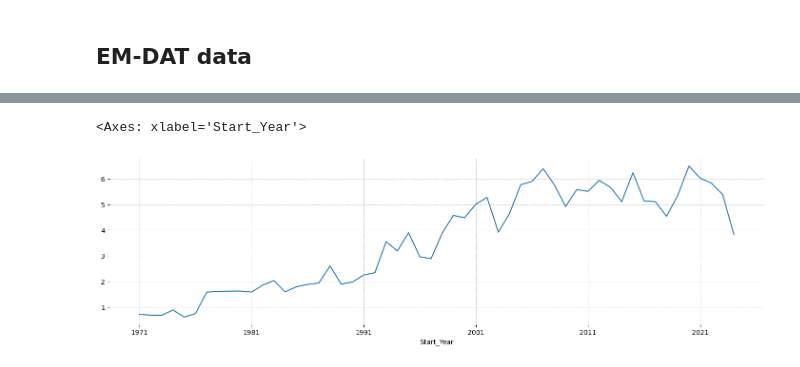
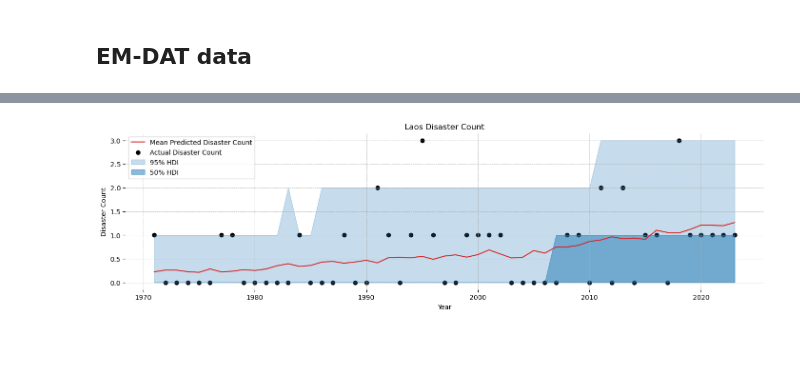
Before and after one commit to jessegrabowski/laos-climate-change, a Jupyter notebook: notebooks/42 Disaster Prob.ipynb, the cells around one changed output, grey strips where cells are left out. Saved outputs shown, nothing was run; the diff lists cells and outputs as text; code cells hidden in the pictures.

```diff
--- a/notebooks/42 Disaster Prob.ipynb
+++ b/notebooks/42 Disaster Prob.ipynb
@@ -225,2 +318,0 @@ df.plot.scatter(x='dis_count',y='preds')
-# %%
-df.set_index(['Start_Year'])['dis_count'].groupby('Start_Year',observed=True).mean().plot()
@@ -230,2 +318,0 @@ df.set_index(['Start_Year'])['dis_count'].groupby('Start_Year',observed=True).me
-# %%
-df.set_index(['Start_Year'])['preds'].groupby('Start_Year',observed=True).mean().plot()
@@ -240,5 +319,18 @@ df.query("ISO == 'USA'").set_index(['Start_Year'])['dis_count'].groupby('Start_Y
-# %%
-df.query("ISO == 'USA'").set_index(['Start_Year'])['preds'].groupby('Start_Year',observed=True).mean().plot()
-# %% [output]
-<Axes: xlabel='Start_Year'>
-[figure, removed]
+# %%
+data = df.query("ISO == 'LAO'").set_index(['Start_Year'])[['dis_count','preds','high','low','high_50','low_50']].groupby('Start_Year',observed=True).mean().reset_index()
+
+fig, ax = plt.subplots()
+ax.plot(data.Start_Year, data.preds, zorder=1000, color='tab:red', label='Mean Predicted Disaster Count')
+ax.scatter(data.Start_Year, data.dis_count, color='k', label='Actual Disaster Count')
+ax.fill_between(data.Start_Year, data.high, data.low, alpha=0.25, color='tab:blue', label='95% HDI')
+ax.fill_between(data.Start_Year, data.high_50, data.low_50, alpha=0.5, color='tab:blue', label='50% HDI')
+ax.legend(loc='upper left')
+
+plt.title("Laos Disaster Count")
+
+plt.xlabel("Year")
+plt.ylabel("Disaster Count")
+
+plt.show()
+# %% [output]
+[figure, added]
```
Also changed, not shown: parts of 24 cells of this notebook.
